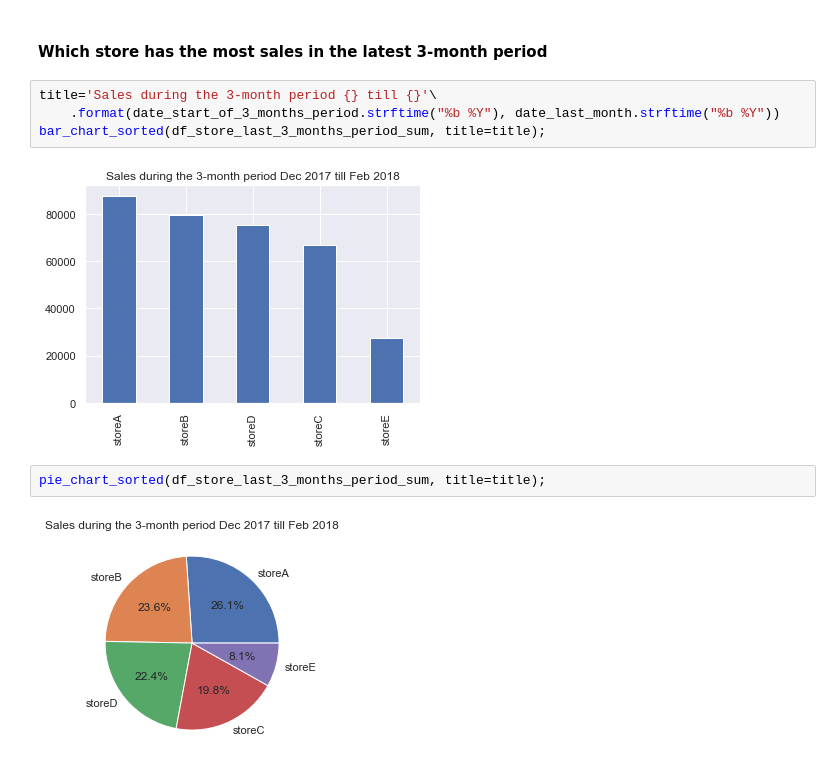
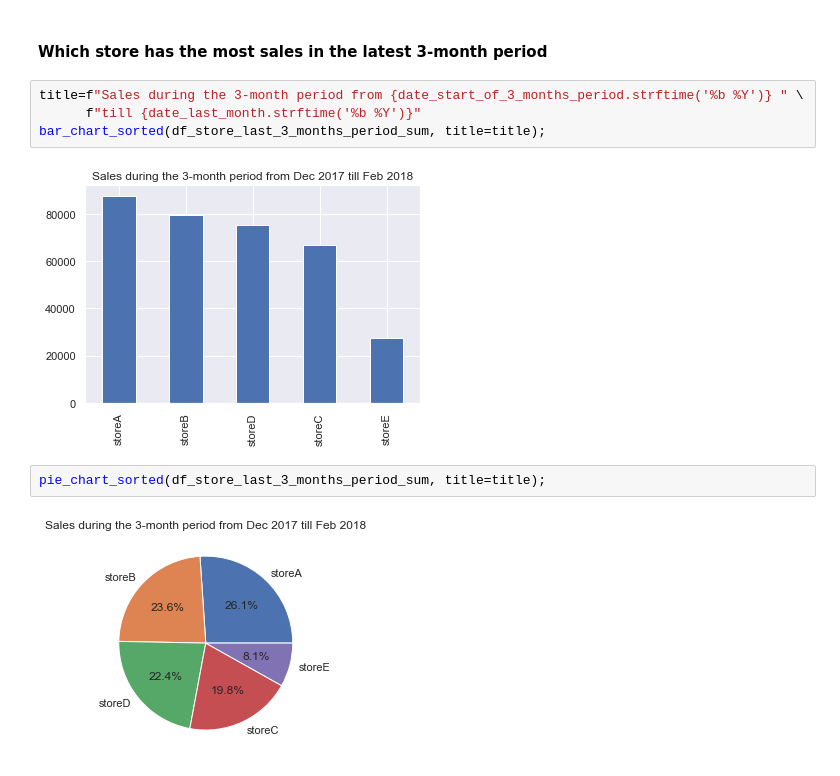
Before and after one commit to drdtr/udacity-data-analyst-project-2-introduction-to-data-analysis, a Jupyter notebook: lessons/lesson3.ipynb, the cells around one changed output. Saved outputs shown, nothing was run; the diff lists cells and outputs as text.

```diff
--- a/lessons/lesson3.ipynb
+++ b/lessons/lesson3.ipynb
@@ -838,12 +840,12 @@ pie_chart_sorted(df_store_week_of_2016_03_13, title=title);
 # %% [markdown]
 #### Which store has the most sales in the latest 3-month period
 # %%
-title='Sales during the 3-month period {} till {}'\
-    .format(date_start_of_3_months_period.strftime("%b %Y"), date_last_month.strftime("%b %Y"))
+title=f"Sales during the 3-month period from {date_start_of_3_months_period.strftime('%b %Y')} " \
+      f"till {date_last_month.strftime('%b %Y')}"
 bar_chart_sorted(df_store_last_3_months_period_sum, title=title);
 # %% [output]
-[figure, old version]
+[figure, new version]
 # %%
 pie_chart_sorted(df_store_last_3_months_period_sum, title=title);
 # %% [output]
-[figure, old version]
+[figure, new version]
```
Also changed, not shown: parts of 7 cells of this notebook, 2 other files.
